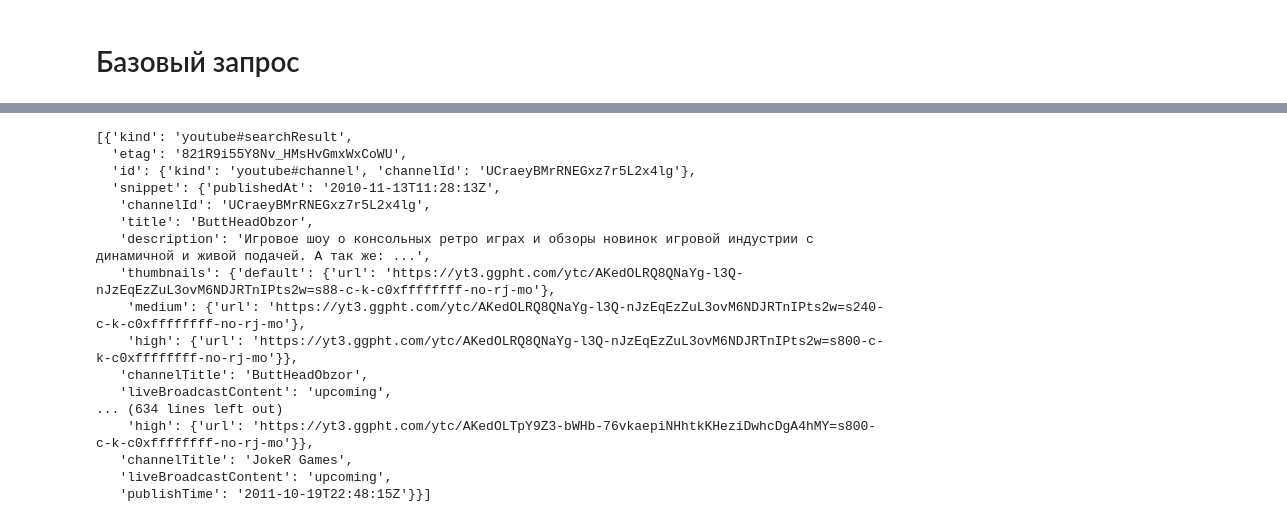
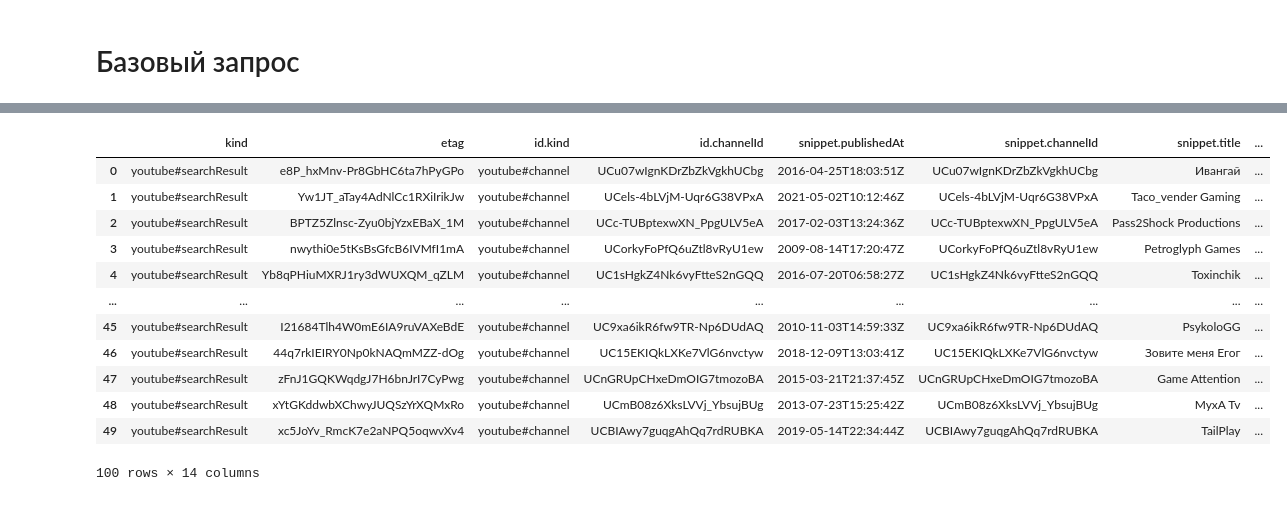
Before and after one commit to Tricar5/games_data, a Jupyter notebook: YOUTUBE_API_PARSER_CHANNELS.ipynb, the cells around one changed output, grey strips where cells are left out. Saved outputs shown, nothing was run; the diff lists cells and outputs as text; code cells hidden in the pictures.

```diff
--- a/YOUTUBE_API_PARSER_CHANNELS.ipynb
+++ b/YOUTUBE_API_PARSER_CHANNELS.ipynb
@@ -95 +154,31 @@ mask_play =  ' & (прохождение | летсплей | play)'
+# %%
+# Издания и обзоры
+
+api_b = config['api_client']
+query_params = config['QueryParams']['channels']
+
+# Для обзоров лимит по результатам будет достаточен в 10
+query_params['maxResults']= 50
+
+youtube = api.build(**api_b)
+
+collector = YoutubeDataCollector(youtube,query_params)
+# %%
+reviews = collector.make_iter_request(game_names[:2], add_mask = mask_review)
+
+reviews
+# %% [output]
+|  | kind | etag | id.kind | id.channelId | snippet.publishedAt | snippet.channelId | snippet.title | ... |
+| 0 | youtube#searchResult | e8P_hxMnv-Pr8GbHC6ta7hPyGPo | youtube#channel | UCu07wIgnKDrZbZkVgkhUCbg | 2016-04-25T18:03:51Z | UCu07wIgnKDrZbZkVgkhUCbg | Ивангай | ... |
+| 1 | youtube#searchResult | Yw1JT_aTay4AdNlCc1RXiIrikJw | youtube#channel | UCels-4bLVjM-Uqr6G38VPxA | 2021-05-02T10:12:46Z | UCels-4bLVjM-Uqr6G38VPxA | Taco_vender Gaming | ... |
+| 2 | youtube#searchResult | BPTZ5Zlnsc-Zyu0bjYzxEBaX_1M | youtube#channel | UCc-TUBptexwXN_PpgULV5eA | 2017-02-03T13:24:36Z | UCc-TUBptexwXN_PpgULV5eA | Pass2Shock Productions | ... |
+| 3 | youtube#searchResult | nwythi0e5tKsBsGfcB6IVMfI1mA | youtube#channel | UCorkyFoPfQ6uZtl8vRyU1ew | 2009-08-14T17:20:47Z | UCorkyFoPfQ6uZtl8vRyU1ew | Petroglyph Games | ... |
+| 4 | youtube#searchResult | Yb8qPHiuMXRJ1ry3dWUXQM_qZLM | youtube#channel | UC1sHgkZ4Nk6vyFtteS2nGQQ | 2016-07-20T06:58:27Z | UC1sHgkZ4Nk6vyFtteS2nGQQ | Toxinchik | ... |
+| ... | ... | ... | ... | ... | ... | ... | ... | ... |
+| 45 | youtube#searchResult | I21684Tlh4W0mE6IA9ruVAXeBdE | youtube#channel | UC9xa6ikR6fw9TR-Np6DUdAQ | 2010-11-03T14:59:33Z | UC9xa6ikR6fw9TR-Np6DUdAQ | PsykoloGG | ... |
+| 46 | youtube#searchResult | 44q7rkIEIRY0Np0kNAQmMZZ-dOg | youtube#channel | UC15EKIQkLXKe7VlG6nvctyw | 2018-12-09T13:03:41Z | UC15EKIQkLXKe7VlG6nvctyw | Зовите меня Егог | ... |
+| 47 | youtube#searchResult | zFnJ1GQKWqdgJ7H6bnJrI7CyPwg | youtube#channel | UCnGRUpCHxeDmOIG7tmozoBA | 2015-03-21T21:37:45Z | UCnGRUpCHxeDmOIG7tmozoBA | Game Attention | ... |
+| 48 | youtube#searchResult | xYtGKddwbXChwyJUQSzYrXQMxRo | youtube#channel | UCmB08z6XksLVVj_YbsujBUg | 2013-07-23T15:25:42Z | UCmB08z6XksLVVj_YbsujBUg | MyxA Tv | ... |
+| 49 | youtube#searchResult | xc5JoYv_RmcK7e2aNPQ5oqwvXv4 | youtube#channel | UCBIAwy7guqgAhQq7rdRUBKA | 2019-05-14T22:34:44Z | UCBIAwy7guqgAhQq7rdRUBKA | TailPlay | ... |
+100 rows × 14 columns
 # %%
@@ -106,20 +187,0 @@ response = request.execute()
-# %%
-response['items']
-# %% [output]
-[{'kind': 'youtube#searchResult',
-  'etag': '821R9i55Y8Nv_HMsHvGmxWxCoWU',
-  'id': {'kind': 'youtube#channel', 'channelId': 'UCraeyBMrRNEGxz7r5L2x4lg'},
-  'snippet': {'publishedAt': '2010-11-13T11:28:13Z',
-   'channelId': 'UCraeyBMrRNEGxz7r5L2x4lg',
-   'title': 'ButtHeadObzor',
-   'description': 'Игровое шоу о консольных ретро играх и обзоры новинок игровой индустрии с динамичной и живой подачей. А так же: ...',
-   'thumbnails': {'default': {'url': 'https://yt3.ggpht.com/ytc/AKedOLRQ8QNaYg-l3Q-nJzEqEzZuL3ovM6NDJRTnIPts2w=s88-c-k-c0xffffffff-no-rj-mo'},
-    'medium': {'url': 'https://yt3.ggpht.com/ytc/AKedOLRQ8QNaYg-l3Q-nJzEqEzZuL3ovM6NDJRTnIPts2w=s240-c-k-c0xffffffff-no-rj-mo'},
-    'high': {'url': 'https://yt3.ggpht.com/ytc/AKedOLRQ8QNaYg-l3Q-nJzEqEzZuL3ovM6NDJRTnIPts2w=s800-c-k-c0xffffffff-no-rj-mo'}},
-   'channelTitle': 'ButtHeadObzor',
-   'liveBroadcastContent': 'upcoming',
-... (634 lines left out)
-    'high': {'url': 'https://yt3.ggpht.com/ytc/AKedOLTpY9Z3-bWHb-76vkaepiNHhtkKHeziDwhcDgA4hMY=s800-c-k-c0xffffffff-no-rj-mo'}},
-   'channelTitle': 'JokeR Games',
-   'liveBroadcastContent': 'upcoming',
-   'publishTime': '2011-10-19T22:48:15Z'}}]
```
Also changed, not shown: parts of 18 cells of this notebook, 3 other files.
